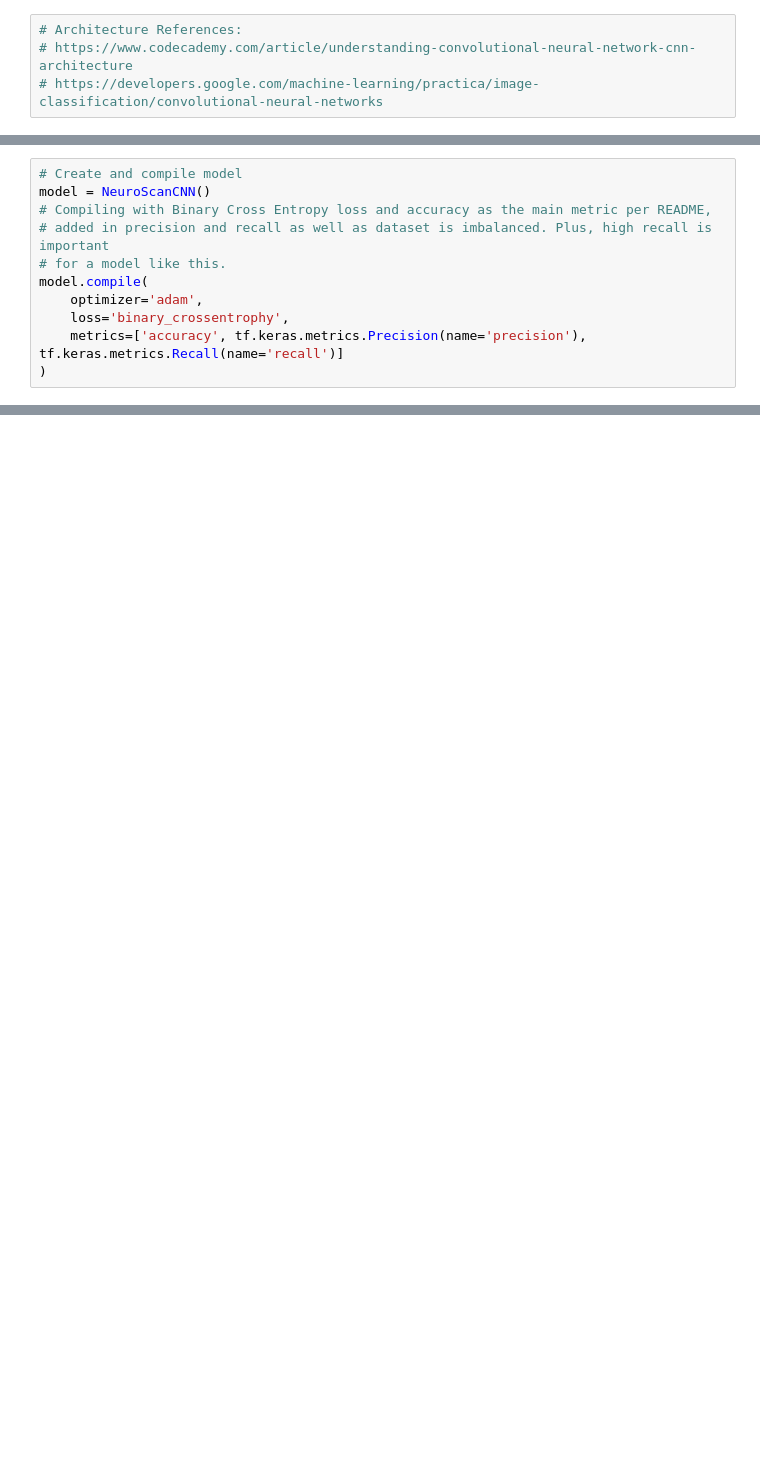
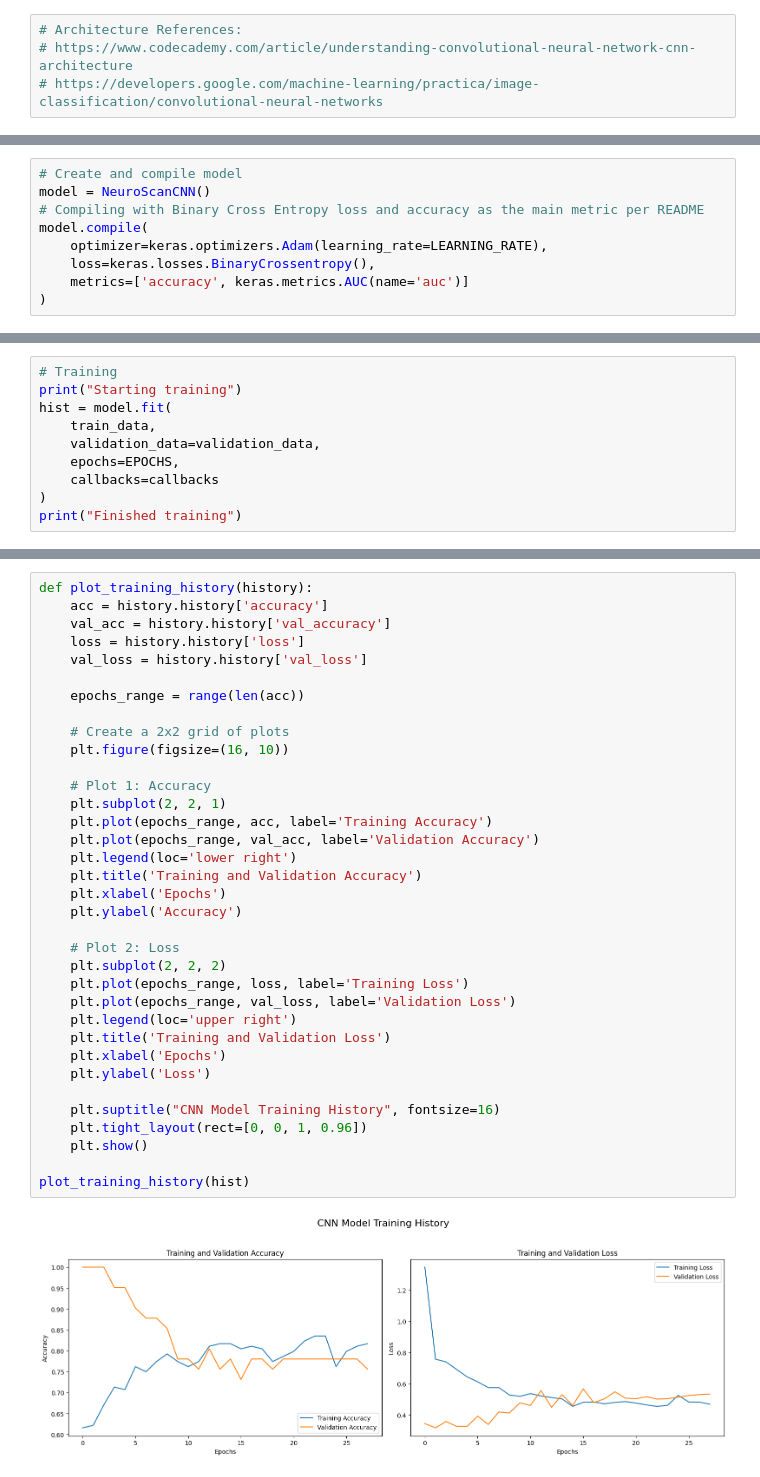
Before and after one commit to NBaumbick/SDS-CP041-neuroscan, a Jupyter notebook: advanced/submissions/team-members/nick-baumbick/neuroscan-model-training.ipynb, the cells around one changed output, grey strips where cells are left out. Saved outputs shown, nothing was run; the diff lists cells and outputs as text; blank space fills up the shorter version.

Commit message:
Updating model to fix typo in layers

```diff
--- a/advanced/submissions/team-members/nick-baumbick/neuroscan-model-training.ipynb
+++ b/advanced/submissions/team-members/nick-baumbick/neuroscan-model-training.ipynb
@@ -94,11 +124,9 @@ class NeuroScanCNN(tf.keras.Model):
 # %%
 # Create and compile model
 model = NeuroScanCNN()
-# Compiling with Binary Cross Entropy loss and accuracy as the main metric per README,
-# added in precision and recall as well as dataset is imbalanced. Plus, high recall is important
-# for a model like this.
+# Compiling with Binary Cross Entropy loss and accuracy as the main metric per README
 model.compile(
-    optimizer='adam',
-    loss='binary_crossentrophy',
-    metrics=['accuracy', tf.keras.metrics.Precision(name='precision'), tf.keras.metrics.Recall(name='recall')]
+    optimizer=keras.optimizers.Adam(learning_rate=LEARNING_RATE),
+    loss=keras.losses.BinaryCrossentropy(),
+    metrics=['accuracy', keras.metrics.AUC(name='auc')]
 )
@@ -130,0 +157,10 @@ Model: "neuro_scan_cnn_12"
+# %%
+# Training
+print("Starting training")
+hist = model.fit(
+    train_data,
+    validation_data=validation_data,
+    epochs=EPOCHS,
+    callbacks=callbacks
+)
+print("Finished training")
@@ -130,0 +185,37 @@ Model: "neuro_scan_cnn_12"
+# %%
+def plot_training_history(history):
+    acc = history.history['accuracy']
+    val_acc = history.history['val_accuracy']
+    loss = history.history['loss']
+    val_loss = history.history['val_loss']
+
+    epochs_range = range(len(acc))
+
+    # Create a 2x2 grid of plots
+    plt.figure(figsize=(16, 10))
+
+    # Plot 1: Accuracy
+    plt.subplot(2, 2, 1)
+    plt.plot(epochs_range, acc, label='Training Accuracy')
+    plt.plot(epochs_range, val_acc, label='Validation Accuracy')
+    plt.legend(loc='lower right')
+    plt.title('Training and Validation Accuracy')
+    plt.xlabel('Epochs')
+    plt.ylabel('Accuracy')
+
+    # Plot 2: Loss
+    plt.subplot(2, 2, 2)
+    plt.plot(epochs_range, loss, label='Training Loss')
+    plt.plot(epochs_range, val_loss, label='Validation Loss')
+    plt.legend(loc='upper right')
+    plt.title('Training and Validation Loss')
+    plt.xlabel('Epochs')
+    plt.ylabel('Loss')
+
+    plt.suptitle("CNN Model Training History", fontsize=16)
+    plt.tight_layout(rect=[0, 0, 1, 0.96])
+    plt.show()
+
+plot_training_history(hist)
+# %% [output]
+[figure, added]
```
Also changed, not shown: parts of 10 cells of this notebook.
